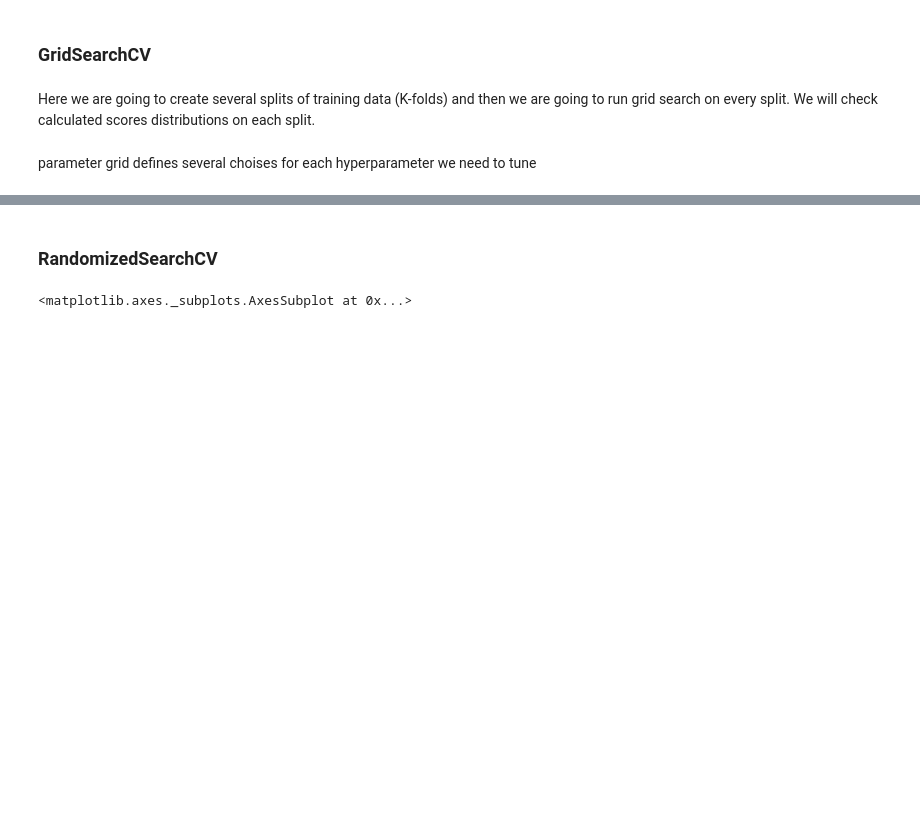
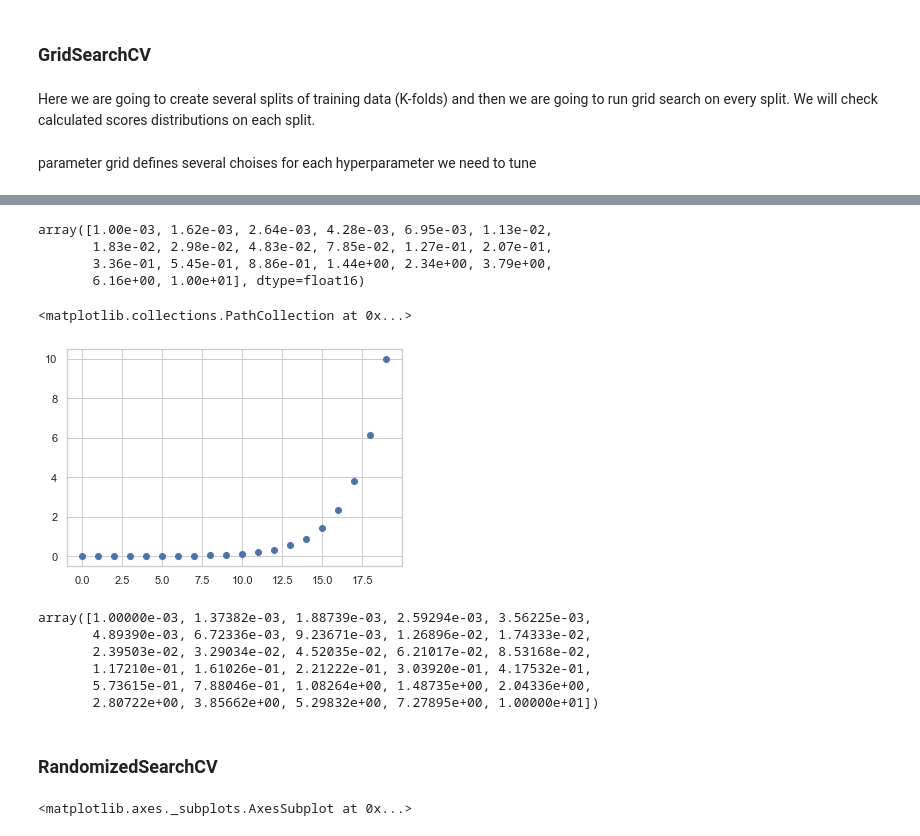
Before and after one commit to amareyah/MaxinAI_Education, a Jupyter notebook: ml_intro/logistic_regression_classifier_hyperparameter_tuning.ipynb, the cells around one changed output, grey strips where cells are left out. Drawn from its saved outputs; the diff is of its cells as text; code cells hidden in the pictures; blank space fills up the shorter version.

```diff
--- a/ml_intro/logistic_regression_classifier_hyperparameter_tuning.ipynb
+++ b/ml_intro/logistic_regression_classifier_hyperparameter_tuning.ipynb
@@ -214,3 +233,26 @@ grid_parameters = {'penalty' : ['l1', 'l2'],
+# %%
+%precision 2
+np.logspace(-3, 1, 20,dtype=np.float16)
+# %% [output]
+array([1.00e-03, 1.62e-03, 2.64e-03, 4.28e-03, 6.95e-03, 1.13e-02,
+       1.83e-02, 2.98e-02, 4.83e-02, 7.85e-02, 1.27e-01, 2.07e-01,
+       3.36e-01, 5.45e-01, 8.86e-01, 1.44e+00, 2.34e+00, 3.79e+00,
+       6.16e+00, 1.00e+01], dtype=float16)
+# %%
+plt.scatter(x=range(len(np.logspace(-3, 1, 20))),y=np.logspace(-3, 1, 20))
+# %% [output]
+<matplotlib.collections.PathCollection at 0x...>
+[figure, added]
+# %%
+%precision 5
+np.logspace(-3, 1, 30)
+# %% [output]
+array([1.00000e-03, 1.37382e-03, 1.88739e-03, 2.59294e-03, 3.56225e-03,
+       4.89390e-03, 6.72336e-03, 9.23671e-03, 1.26896e-02, 1.74333e-02,
+       2.39503e-02, 3.29034e-02, 4.52035e-02, 6.21017e-02, 8.53168e-02,
+       1.17210e-01, 1.61026e-01, 2.21222e-01, 3.03920e-01, 4.17532e-01,
+       5.73615e-01, 7.88046e-01, 1.08264e+00, 1.48735e+00, 2.04336e+00,
+       2.80722e+00, 3.85662e+00, 5.29832e+00, 7.27895e+00, 1.00000e+01])
 # %% [markdown]
 ###  RandomizedSearchCV
 # %%
```
Also changed, not shown: parts of 17 cells of this notebook.
